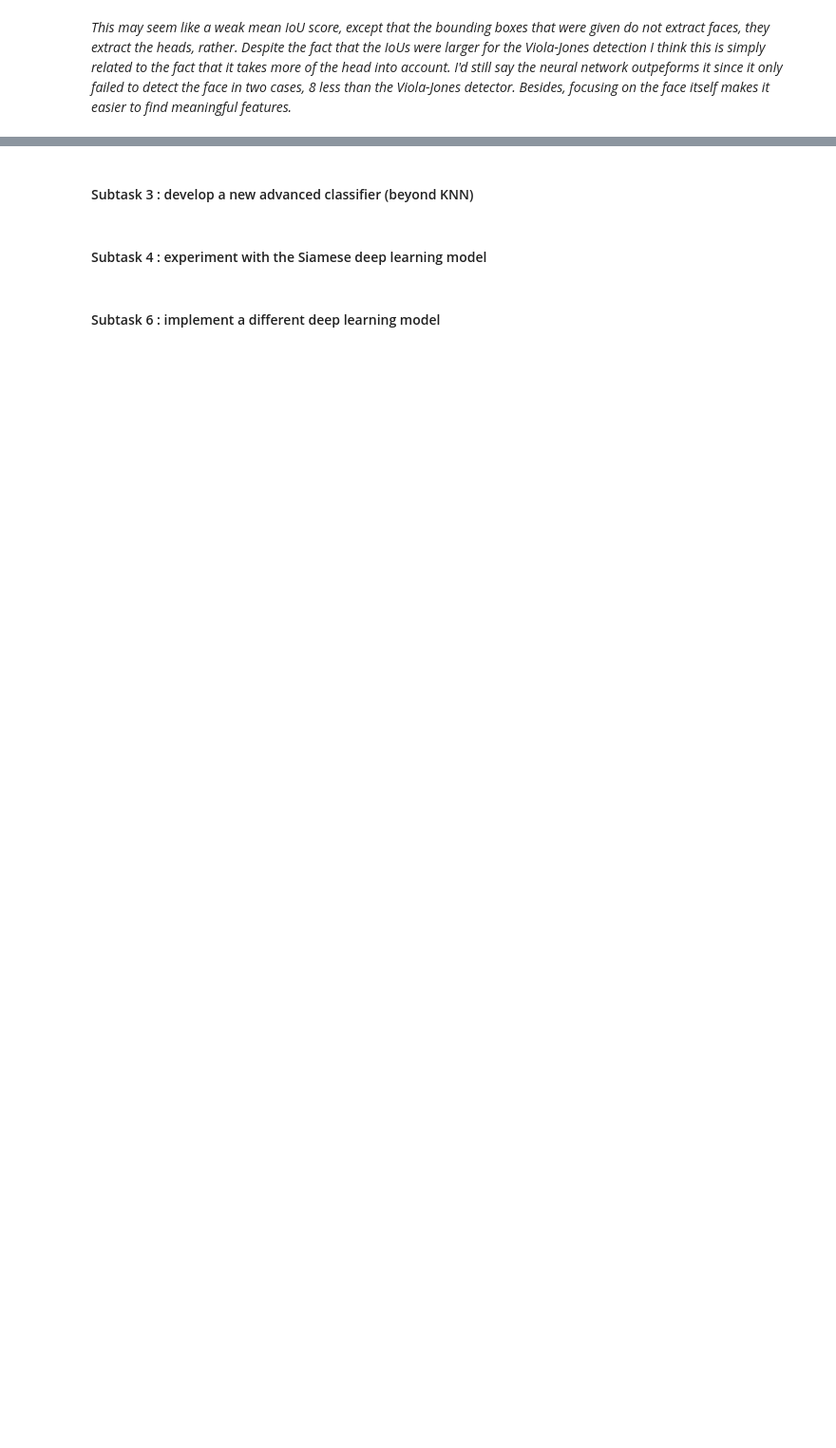
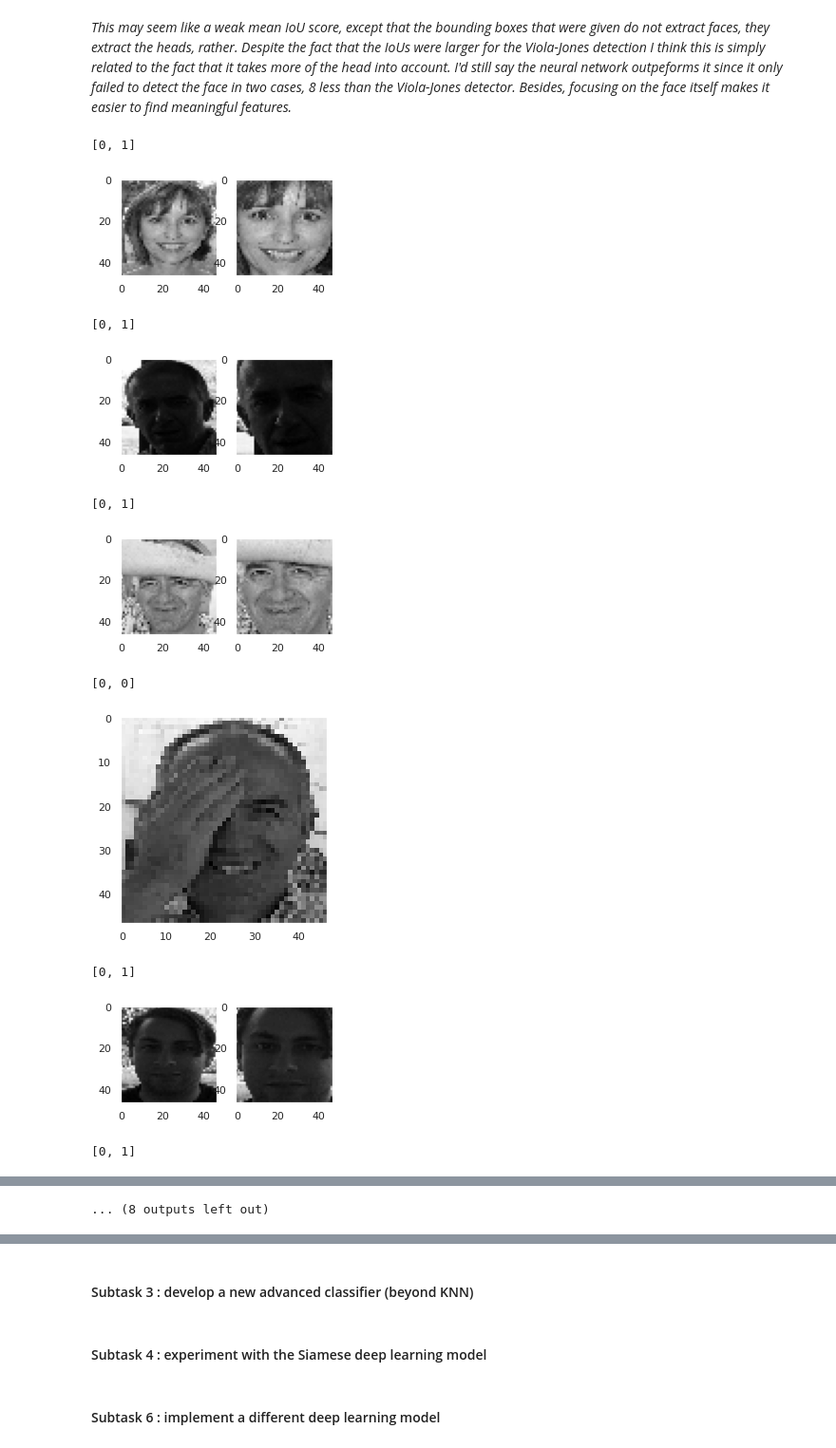
Before and after one commit to BrunoVandekerkhove/biometric-systems, a Jupyter notebook: face_recognition/facial_recognition.ipynb, the cells around one changed output, grey strips where cells are left out. Shown at 95% size. Saved outputs shown, nothing was run; the diff lists cells and outputs as text; code cells hidden in the pictures; blank space fills up the shorter version.

Commit message:
Investigation of failures in face detection

```diff
--- a/face_recognition/facial_recognition.ipynb
+++ b/face_recognition/facial_recognition.ipynb
@@ -1145,2 +1156,34 @@ Mean IoU =  0.6120770849904349
 # %% [markdown]
 *This may seem like a weak mean IoU score, except that the bounding boxes that were given do not extract faces, they extract the heads, rather. Despite the fact that the IoUs were larger for the Viola-Jones detection I think this is simply related to the fact that it takes more of the head into account. I'd still say the neural network outpeforms it since it only failed to detect the face in two cases, 8 less than the Viola-Jones detector. Besides, focusing on the face itself makes it easier to find meaningful features.*
+# %%
+# Test out some of the harder faces
+center_plots()
+for original_idx in range(len(data['images'])):
+  image = data['images'][original_idx]
+  extracted_faces, extracted_masks = extract_faces(considered_models, original_idx)
+  valid_faces = [1 if face.shape[0] > 0 else 0 for face in extracted_faces]
+  if sum(valid_faces) < len(considered_models):
+    print(valid_faces)
+    fig, ax = plt.subplots(nrows=1, ncols=1+sum(valid_faces), figsize=(4,4))
+    _, face_truth = get_ground_truth(stems_idx[original_idx]-1)
+    if sum(valid_faces) < 1:
+      ax.imshow(face_truth, cmap='gray')
+    else:
+      x = 0
+      ax[0].imshow(face_truth, cmap='gray')
+      for i in np.argwhere(np.asarray(valid_faces) > 0):
+        ax[1+x].imshow(extracted_faces[i[0]], cmap='gray')
+        x += 1
+    plt.show()
+# %% [output]
+[0, 1]
+[figure, added]
+[0, 1]
+[figure, added]
+[0, 1]
+[figure, added]
+[0, 0]
+[figure, added]
+[0, 1]
+[figure, added]
+[0, 1]
@@ -1146,0 +1191 @@ Mean IoU =  0.6120770849904349
+... (8 outputs left out)
```
Also changed, not shown: parts of 4 cells of this notebook.
